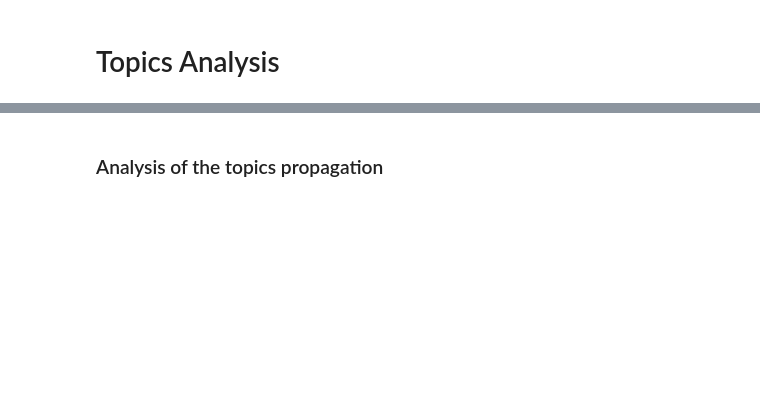
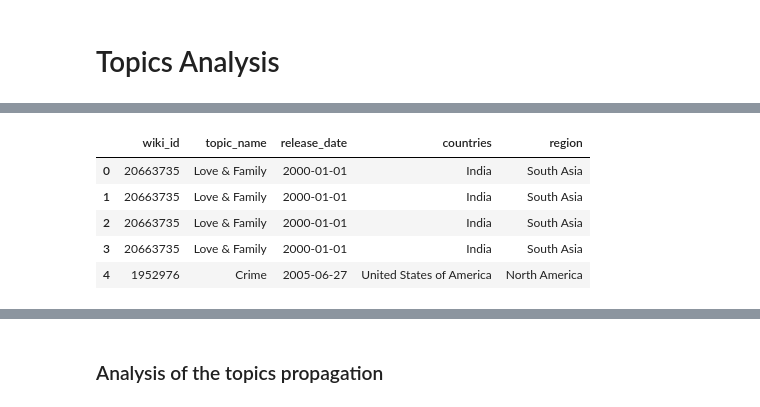
Before and after one commit to epfl-ada/ada-2024-project-teamcsx24, a Jupyter notebook: src/data/topicAnaysis.ipynb, the cells around one changed output, grey strips where cells are left out. Drawn from its saved outputs; the diff is of its cells as text; code cells hidden in the pictures; blank space fills up the shorter version.

Commit message:
genreAnalysis and topicAnalysis notebooks updated

```diff
--- a/src/data/topicAnaysis.ipynb
+++ b/src/data/topicAnaysis.ipynb
@@ -35,4 +11,4 @@ df_genres_countries_exploded['region'] = df_genres_countries_exploded['countries
 # %%
-df = pd.read_csv('../../data/topicModelData/summaries_with_topics.csv')
-df.head()
+df_movies_with_topics = pd.read_csv('../../data/cultureData/df_movies_with_topics.csv')
+df_movies_with_topics.head()
 # %% [output]
@@ -76,0 +21,10 @@ df.head()
+# %%
+df = df_movies_with_topics[['wiki_id','topic_name','release_date','countries','region']]
+df.head()
+# %% [output]
+|  | wiki_id | topic_name | release_date | countries | region |
+| 0 | 20663735 | Love & Family | 2000-01-01 | India | South Asia |
+| 1 | 20663735 | Love & Family | 2000-01-01 | India | South Asia |
+| 2 | 20663735 | Love & Family | 2000-01-01 | India | South Asia |
+| 3 | 20663735 | Love & Family | 2000-01-01 | India | South Asia |
+| 4 | 1952976 | Crime | 2005-06-27 | United States of America | North America |
```
Also changed, not shown: parts of 13 cells of this notebook, 1 other file.
